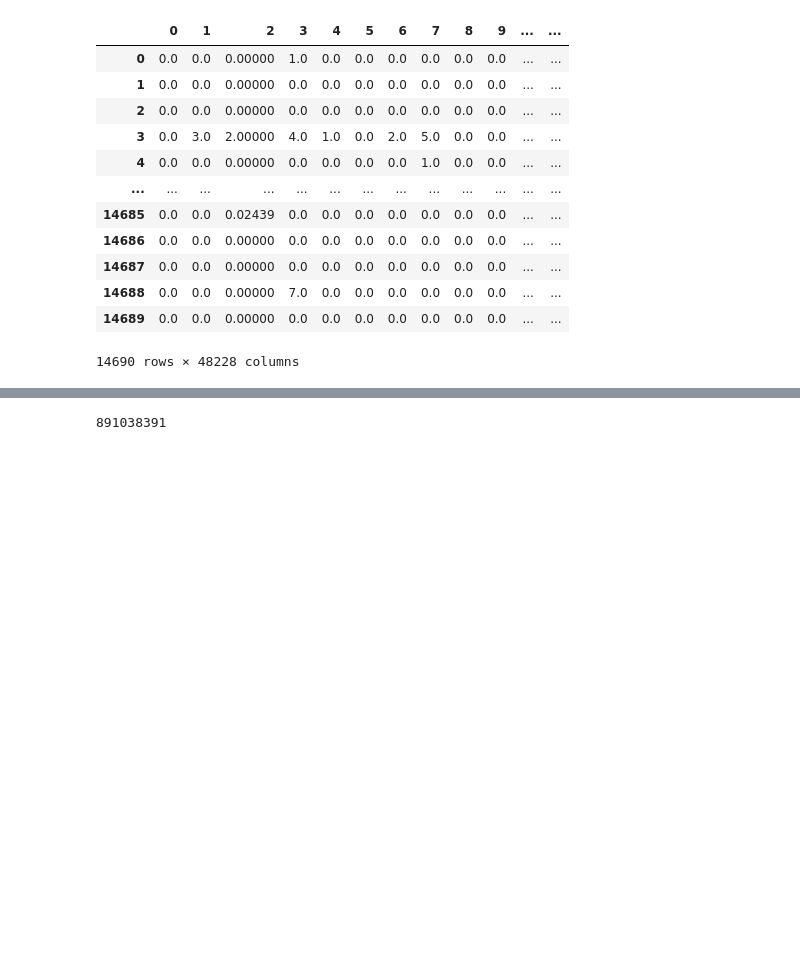
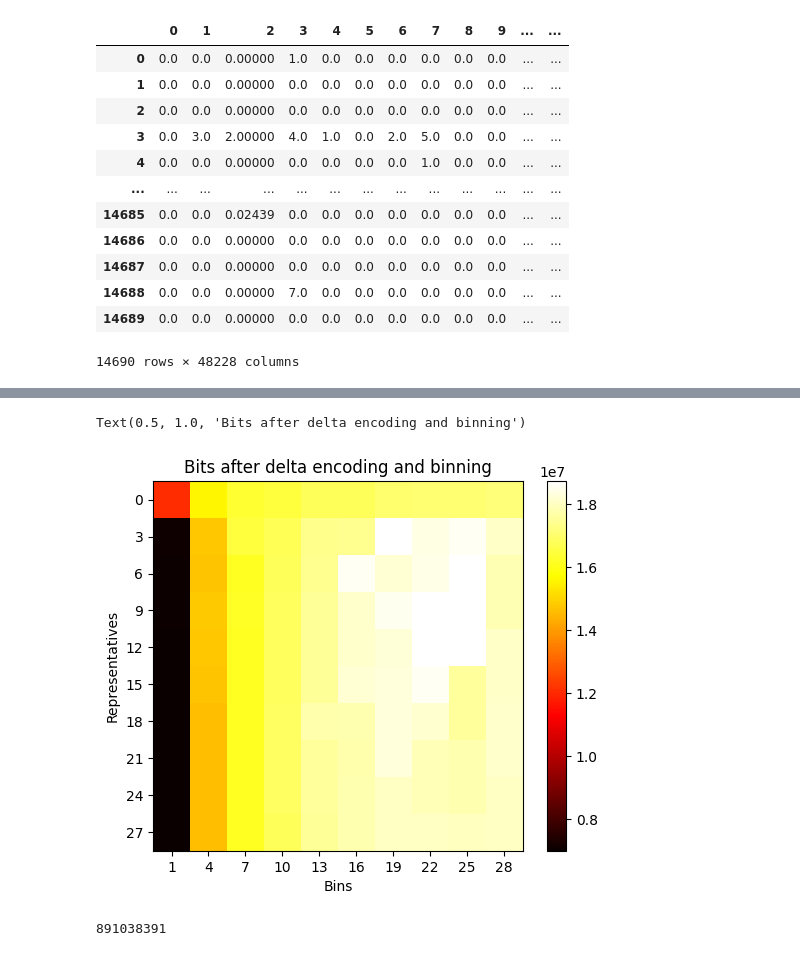
Before and after one commit to Innoviox/CoNQuiStAdoRES, a Jupyter notebook: consecutivizer.ipynb, the cells around one changed output, grey strips where cells are left out. Cells and saved outputs as stored; diff of their text form; code cells hidden in the pictures; blank space fills up the shorter version.

Commit message:
finish diffcompress

```diff
--- a/consecutivizer.ipynb
+++ b/consecutivizer.ipynb
@@ -180,7 +305,7 @@ def squarify_indices(arr, shape):
 def consecutivize(X, handle, depth=1):
     ncells = X.shape[0]
     cells = []
-    for i in tqdm.trange(ncells):
+    for i in range(ncells):
         cells.append(cell(X, i))
 
     c = Counter(np.array(cells).flatten())
@@ -202,7 +327,7 @@ def consecutivize(X, handle, depth=1):
     T1 = []
     T2 = []
     M = int(max(c))
-    for j in tqdm.trange(int(i), M + 1):
+    for j in range(int(i), M + 1):
         if j not in c:
             continue
         T += 1
@@ -213,11 +338,11 @@ def consecutivize(X, handle, depth=1):
         S = max(T2)
     Xf = np.array(cells).flatten()
     d = defaultdict(list)
-    for a, b in tqdm.tqdm(enumerate(Xf)):
+    for a, b in enumerate(Xf):
         d[b].append(a)
 
     e = {}
-    for k, v in tqdm.tqdm(d.items()):
+    for k, v in d.items():
         if v:
             diffs = [v[0]] + [v[i + 1] - v[i] for i in range(len(v) - 1)]
             if k < 10:
@@ -228,7 +353,7 @@ def consecutivize(X, handle, depth=1):
     e = {k: v for k, v in e.items() if k in range(1, 101)}
 
     R = []
-    for i in tqdm.trange(101, M + 1):
+    for i in range(101, M + 1):
         if i in d:
             for j in d[i]:
                 R.append(j)
@@ -259,3 +384,15 @@ def consecutivize(X, handle, depth=1):
 #     sizes[i] = total
 # d, e, R, total = consecutivize(X, open("Human_PBMCs_Next_GEM_Flex_GEM-X_Flex_Comparison_count_filtered_feature_bc_matrix.conq", "wb"))
 # total
+# %%
+adata = ad.AnnData(sc.read_10x_h5(FILE).X.todense())
+X = adata.X
+# %%
+data = np.zeros((30, 30))
+for Reps in tqdm.trange(0, 30):
+    for Bins in tqdm.trange(1, 30, 3):
+        # print(X)
+        Q = diffcompress(X, Reps, Bins)
+        d, e, R, total = consecutivize(Q, open("test.conq", "wb"))
+        total += len(X) * (B(Reps) + 1) # Add 1 tag for each representative
+        data[Reps][Bins] = total
@@ -262,3 +495,14 @@ def consecutivize(X, handle, depth=1):
+# %%
+plt.imshow(data[::3][::, 1::3], cmap='hot', interpolation='none')
+plt.colorbar()
+plt.xlabel("Bins")
+plt.ylabel("Representatives")
+plt.xticks(ticks=range(10), labels=range(1, 30, 3))
+plt.yticks(ticks=range(10), labels=range(0, 30, 3))
+plt.title("Bits after delta encoding and binning")
+# %% [output]
+Text(0.5, 1.0, 'Bits after delta encoding and binning')
+[figure, added]
 # %%
 total
 # %% [output]
```
Also changed, not shown: parts of 13 cells of this notebook, 4 other files.
